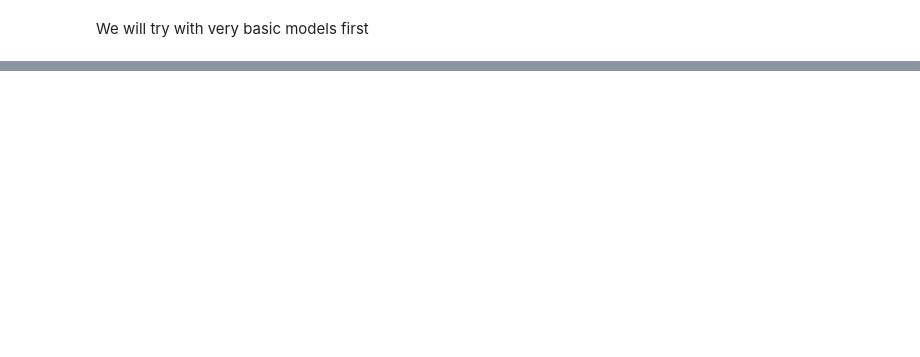
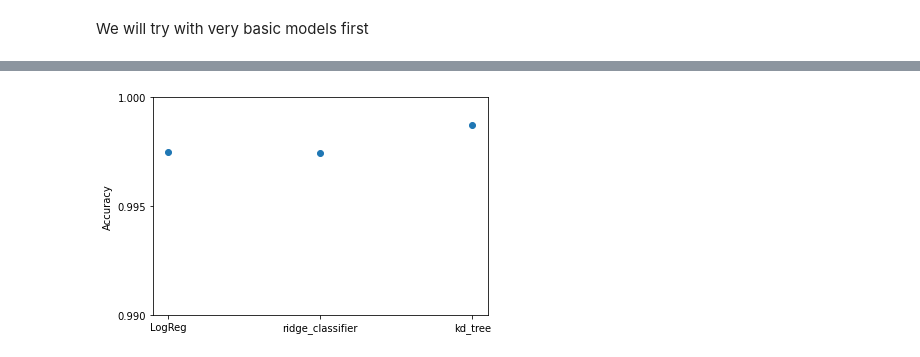
Before and after one commit to dungxibo123/cpay_take_home_question, a Jupyter notebook: cpay.ipynb, the cells around one changed output, grey strips where cells are left out. Drawn from its saved outputs; the diff is of its cells as text; code cells hidden in the pictures; blank space fills up the shorter version.

Commit message:
some results

```diff
--- a/cpay.ipynb
+++ b/cpay.ipynb
@@ -347,4 +349,4 @@ y = m_df["isFraud"].to_numpy().reshape(-1,1)
 X = drop_m_df.to_numpy()
 #y = onehot.fit_transform(m_df["isFraud"].to_numpy().reshape(-1,1))
 #y = enc.transform(m_df["isFraud"].to_numpy().reshape(-1,1))
-X_train, X_test, y_train, y_test = train_test_split(X,y, test_size = 0.33)
+X_train, X_test, y_train, y_test = train_test_split(X,y, test_size = 0.4)
@@ -377,25 +362,34 @@ from sklearn.ensemble import GradientBoostingClassifier
 from sklearn import svm
 
 
-result_dict = {}
+result_list = []
 # %%
-def get_score_with_specify_model(name,model,X_train, y_train, X_test, y_test,result_dict):
+def get_score_with_specify_model(name, model,X_train, y_train, X_test, y_test, result_dict, num_run):
+    print(f"Fitting model {name}  ...")
     model.fit(X_train, y_train)
-    test_pred = kd_tree.predict(X_test)
+    print("Finishing model! ")
+    print("Predict the result and getting the results.")
+    test_pred = model.predict(X_test)
+
     result_dict.update({name: {
         'acc': accuracy_score(test_pred, y_test),
         'f1': f1_score(test_pred, y_test)
     }})
+    print(f"Finishing model {name}\n\n\n\n")
     return result_dict
 models = {'LogReg': LogisticRegression(),
           'ridge_classifier': RidgeClassifier(),
           "kd_tree": KNeighborsClassifier(n_neighbors=10, algorithm='kd_tree'),
-          "mlp": MLPClassifier(hidden_layer_sizes=(100,10,10,10,), activation='relu',solver='adam', alpha=0.0001, batch_size=32, learning_rate="adaptive"),
-          "grad_boost": GradientBoostingClassifier(n_estimators=100, learning_rate=0.5, max_depth=3),
-          "rbf_svm": svm.SVC(kernel="rbf"),
-          "linear_svm": svm.SVC(kernel="linear")
+          #"mlp": MLPClassifier(hidden_layer_sizes=(20,10,), activation='relu',solver='adam', alpha=0.001, batch_size="auto", learning_rate="adaptive", early_stopping=True, max_iter=250),
+          #"grad_boost": GradientBoostingClassifier(n_estimators=100, learning_rate=0.5, max_depth=3),
+          #"rbf_svm": svm.SVC(kernel="rbf"),
+          #"linear_svm": svm.SVC(kernel="linear")
          }
 
-for k,v in models.items():
-    result_dict = get_score_with_specify_model(k,v,X_train, y_train, X_test, y_test,result_dict)
-result_dict
+
+for num_run in range(1):
+    result = {}
+    for k,v in models.items():
+        result = get_score_with_specify_model(k,v,X_train, y_train, X_test, y_test,result,num_run)
+    result_list.append(result)
+result_list
@@ -401,0 +425,12 @@ result_dict
+# %%
+fig, ax = plt.subplots()
+
+ax.scatter(y = [i['acc'] for i in result_list[0].values()],x = [1,2,3])
+#plt.set_yticks([0.95, 0975.,1.0])
+ax.set_xticks([1,2,3])
+ax.set_xticklabels(result_list[0].keys())
+ax.set_yticks([0.99, 0.995,1.0])
+ax.set_ylabel("Accuracy")
+fig.show()
+# %% [output]
+[figure, added]
```
Also changed, not shown: parts of 6 cells of this notebook, 1 other file.
